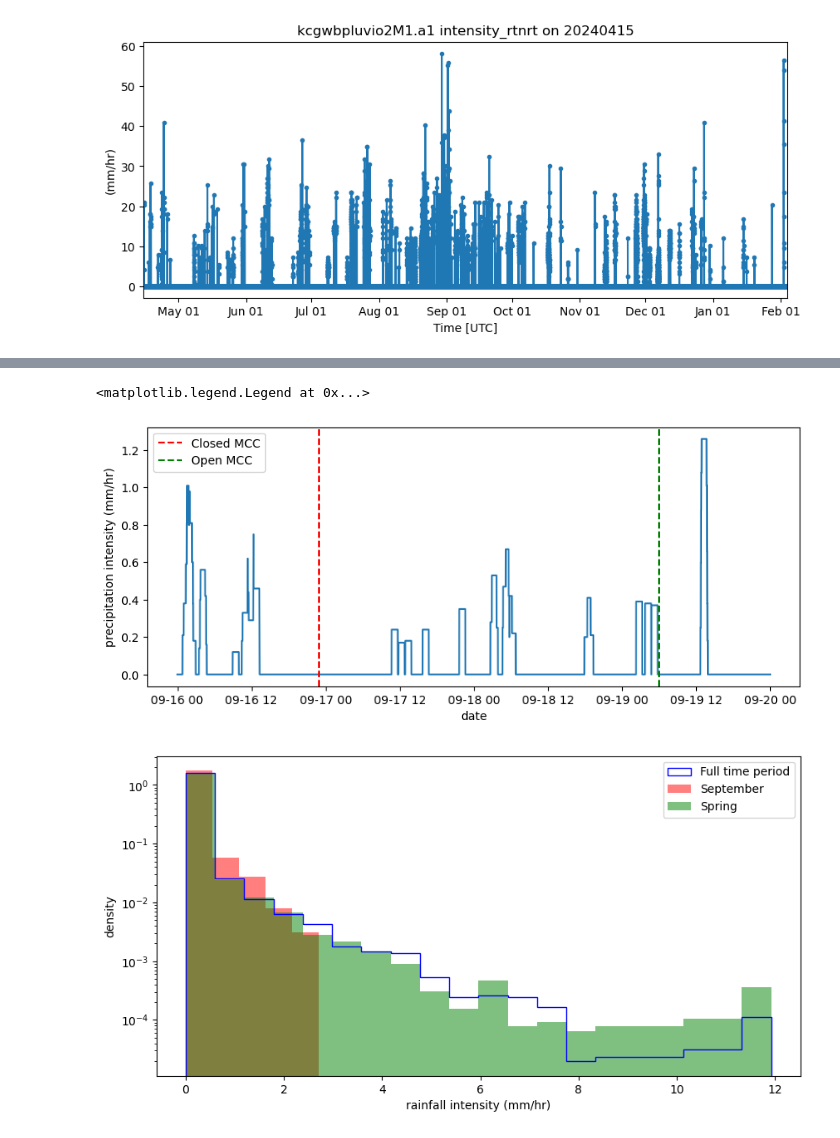
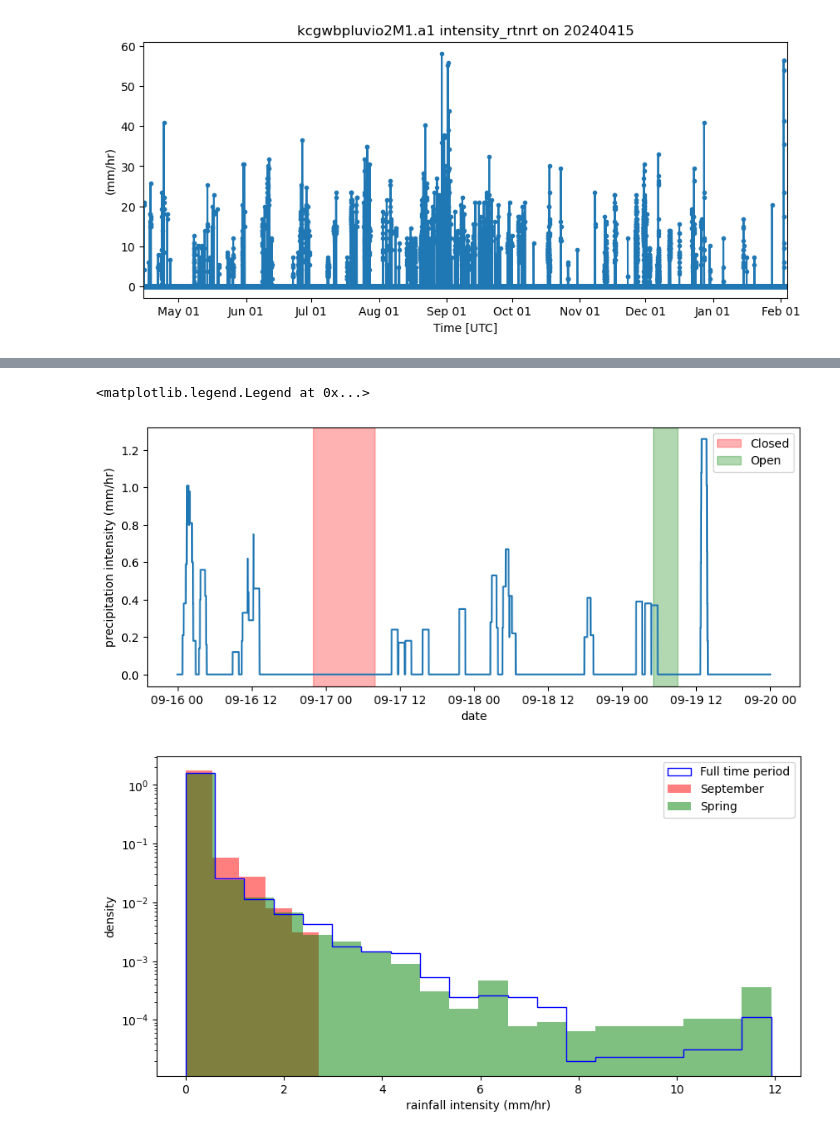
Before and after one commit to cdoedens/carl-fork, a Jupyter notebook: notebooks/mcc-precipitation.ipynb, the cells around one changed output, grey strips where cells are left out. Cells and saved outputs as stored; diff of their text form; code cells hidden in the pictures.

```diff
--- a/notebooks/mcc-precipitation.ipynb
+++ b/notebooks/mcc-precipitation.ipynb
@@ -41,4 +22,9 @@ https://doi.org/10.5439/1338194
 # %%
+datastream = 'kcgwbpluvio2M1.a1'
+result = act.discovery.download_arm_data(username, token, datastream, startdate, enddate)
 ds_wb = act.io.read_arm_netcdf(result)
-ds_wb
+
+ds_wb.clean.cleanup()
+ds_wb = act.qc.arm.add_dqr_to_qc(ds_wb)
+ds_wb.qcfilter.datafilter(rm_assessments=['Bad'], del_qc_var=False)
 # %% [output]
@@ -94,6 +92,5 @@ rain_df = pd.DataFrame(
     {'intensity_rtnrt': ds_wb['intensity_rtnrt'].values,
     'time': ds_wb['intensity_rtnrt'].time}
 ).set_index('time')
-rain_df = rain_df.rename(columns={0:'intensity_rtnrt'})
 
 rain_df["intensity_hourly_avg"] = rain_df["intensity_rtnrt"].rolling(window=60, center=True, min_periods=1).mean()
@@ -117,20 +97,24 @@ rain_df
 # %%
 fig, ax = plt.subplots(figsize=(10,4))
 
 ax.plot(rain_df['intensity_hourly_avg'].loc['2024-09-16 00:00:00': '2024-09-20 00:00:00'])
 ax.set_xlabel('date')
 ax.set_ylabel('precipitation intensity (mm/hr)')
 
-date1 = pd.to_datetime("2024-09-16 23:00:00")
-date2 = pd.to_datetime("2024-09-19 06:00:00")
-plt.axvline(x=date1, color="r", linestyle="--", label="Closed MCC")
-plt.axvline(x=date2, color="g", linestyle="--", label="Open MCC")
+closed_start = pd.to_datetime("2024-09-16 22:00:00")
+closed_end = pd.to_datetime("2024-09-17 08:00:00")
+open_start = pd.to_datetime("2024-09-19 05:00:00")
+open_end = pd.to_datetime("2024-09-19 09:00:00")
+
+plt.axvspan(closed_start, closed_end, color="red", alpha=0.3, label="Closed")
+plt.axvspan(open_start, open_end, color="green", alpha=0.3, label="Open")
+
 plt.legend()
 
 # plt.savefig('images/precipitation-time-series.png')
 # %% [output]
 <matplotlib.legend.Legend at 0x...>
-[figure, old version]
+[figure, new version]
 # %%
 # PDFs of rain intensity
 fig, ax = plt.subplots(figsize=(10, 5))
```
Also changed, not shown: parts of 12 cells of this notebook.
